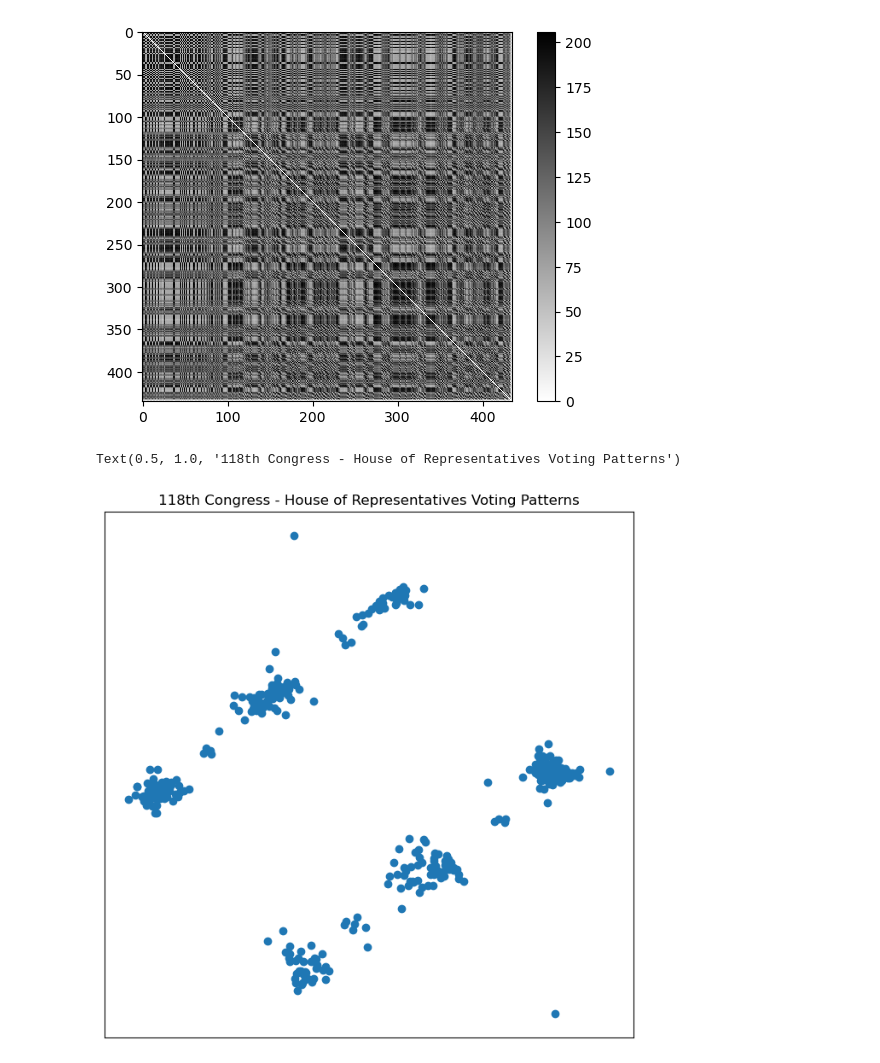
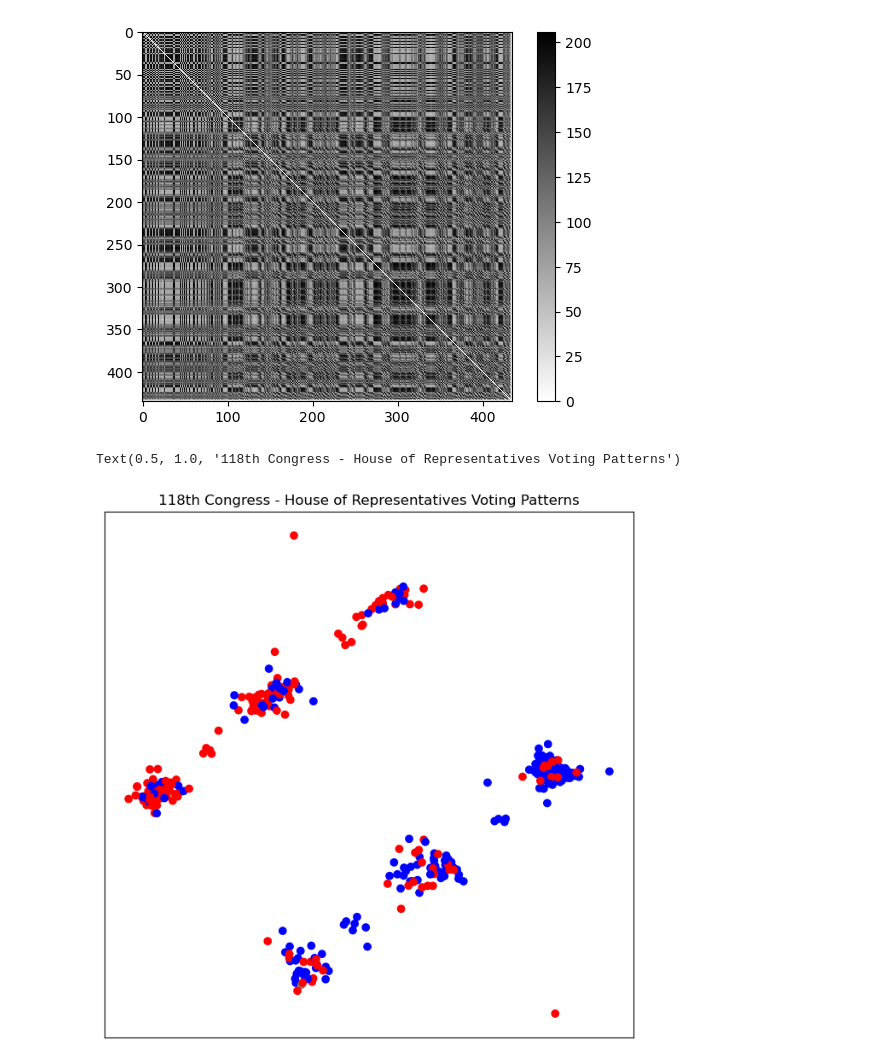
Before and after one commit to haiyan-wang/know-your-politician-copy, a Jupyter notebook: votes/vote_118.ipynb, the cells around one changed output. Cells and saved outputs as stored; diff of their text form; code cells hidden in the pictures.

```diff
--- a/votes/vote_118.ipynb
+++ b/votes/vote_118.ipynb
@@ -12,7 +12,12 @@ from sklearn.manifold import SpectralEmbedding
 
 df = pd.read_csv('vote_data_118/h1.csv')
 df.drop(0, inplace = True)
+df.reset_index(drop = True, inplace = True)
 df['name'] = df['name'].str.removeprefix('Rep. ').str.replace(r' \[.*\]', '', regex = True)
+colors = np.asarray(df['party'])
+colors[colors == 'Republican'] = 'red'
+colors[colors == 'Democrat'] = 'blue'
+colors[(colors != 'red') & (colors != 'blue')] = 'gray'
 # %%
 adj_list = [[0 for i in range(435)] for j in range(435)]
 for file in os.listdir('vote_data_118'):
@@ -46,10 +51,11 @@ plt.colorbar()
 # %%
 rep_embedding = SpectralEmbedding(affinity = 'precomputed').fit_transform(pd.DataFrame(adj_list))
 plt.figure(figsize=(8, 8))
-plt.scatter(rep_embedding[:, 0], rep_embedding[:, 1])
+plt.scatter(rep_embedding[:, 0], rep_embedding[:, 1], c = colors)
+#plt.scatter(rep_embedding[:, 0], rep_embedding[:, 1])
 plt.xticks([])
 plt.yticks([])
 plt.title('118th Congress - House of Representatives Voting Patterns')
 # %% [output]
 Text(0.5, 1.0, '118th Congress - House of Representatives Voting Patterns')
-[figure, old version]
+[figure, new version]
```
Also changed, not shown: 4 other files.
